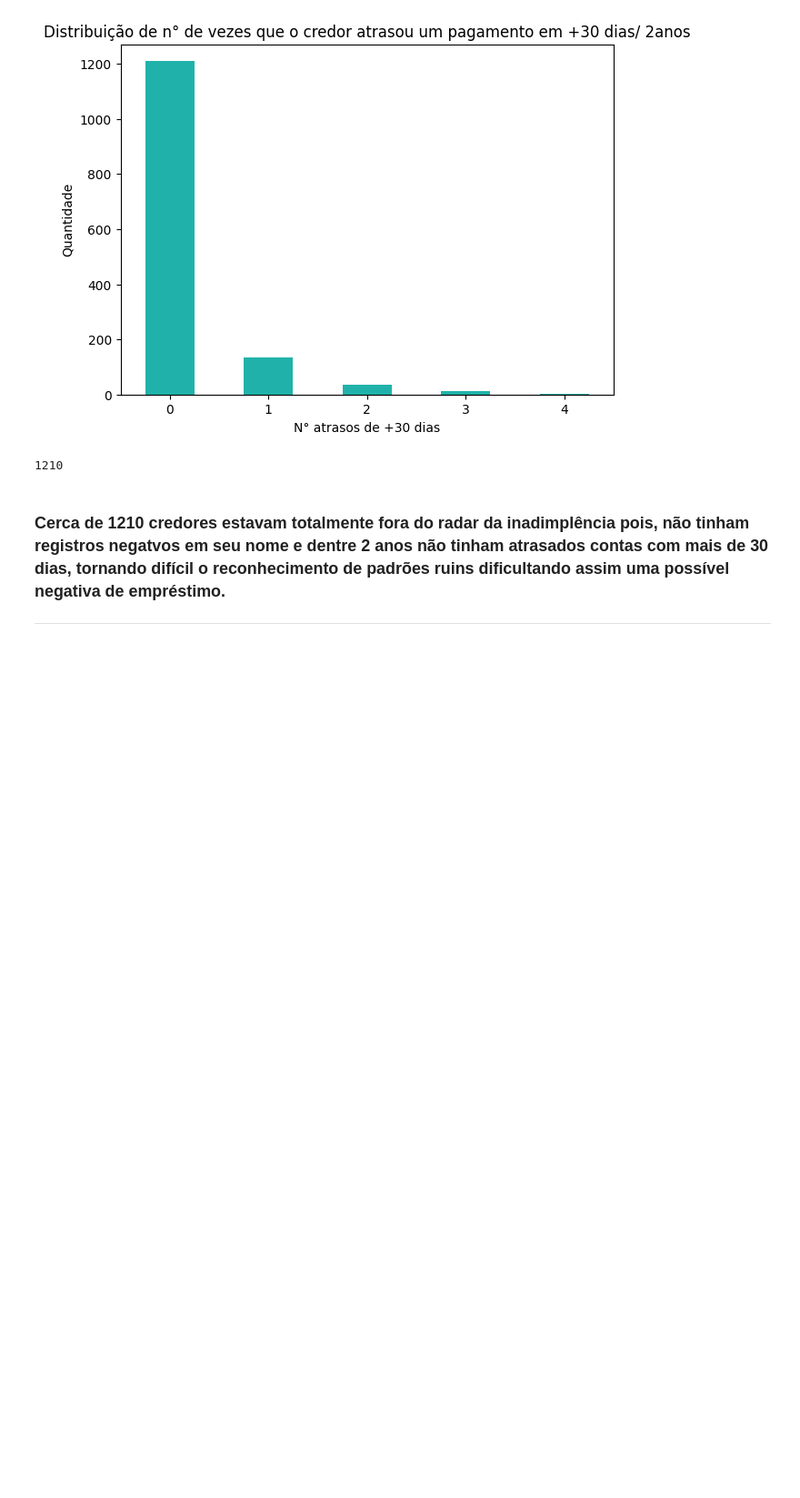
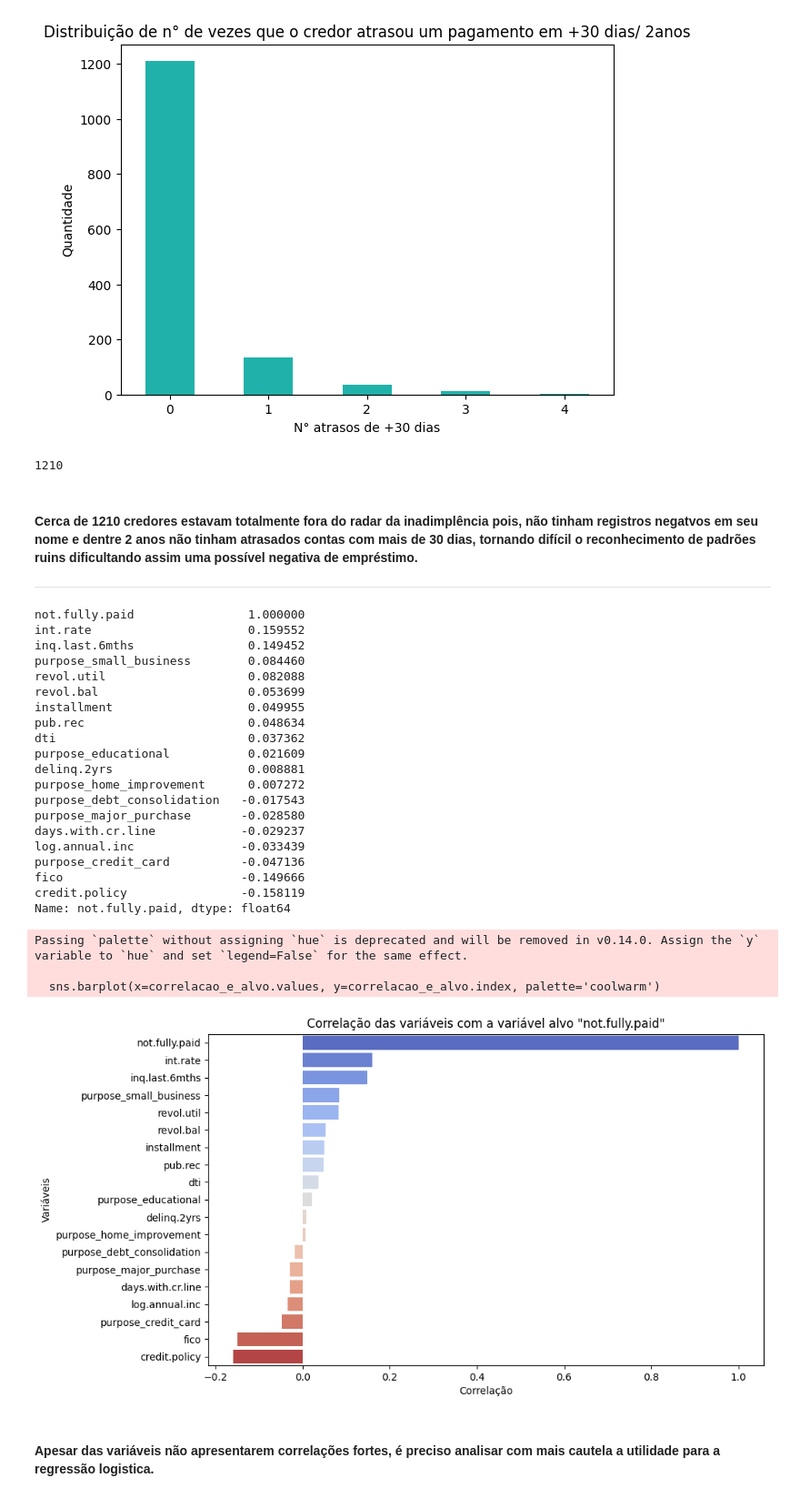
Before and after one commit to IsaCristinaMartins/Desafio_Machine_Learning, a Jupyter notebook: VemQuitar/notebook/desafio_VemQuitar.ipynb, the cells around one changed output. Shown at 91% size. Cells and saved outputs as stored; diff of their text form; code cells hidden in the pictures; blank space fills up the shorter version.

```diff
--- a/VemQuitar/notebook/desafio_VemQuitar.ipynb
+++ b/VemQuitar/notebook/desafio_VemQuitar.ipynb
@@ -179,7 +146,46 @@ aux
 # %% [output]
 1210
 # %% [markdown]
-### Cerca de 1210 credores estavam totalmente fora do radar da inadimplência pois, não tinham registros negatvos em seu nome e dentre 2 anos não tinham atrasados contas com mais de 30 dias, tornando difícil o reconhecimento de padrões ruins dificultando assim uma possível negativa de empréstimo.
+#### Cerca de 1210 credores estavam totalmente fora do radar da inadimplência pois, não tinham registros negatvos em seu nome e dentre 2 anos não tinham atrasados contas com mais de 30 dias, tornando difícil o reconhecimento de padrões ruins dificultando assim uma possível negativa de empréstimo.
 ---------------------------------------
-# %% [markdown]
-#
+# %%
+df_VemQuitar = pd.get_dummies(df_VemQuitar, columns=['purpose'], drop_first=True)
+
+correlacao = df_VemQuitar.corr()
+correlacao_e_alvo = correlacao['not.fully.paid'].sort_values(ascending=False)
+
+print(correlacao_e_alvo)
+
+plt.figure(figsize=(10, 6))
+sns.barplot(x=correlacao_e_alvo.values, y=correlacao_e_alvo.index, palette='coolwarm')
+plt.title('Correlação das variáveis com a variável alvo "not.fully.paid"')
+plt.xlabel('Correlação')
+plt.ylabel('Variáveis')
+plt.show()
+# %% [output]
+not.fully.paid                1.000000
+int.rate                      0.159552
+inq.last.6mths                0.149452
+purpose_small_business        0.084460
+revol.util                    0.082088
+revol.bal                     0.053699
+installment                   0.049955
+pub.rec                       0.048634
+dti                           0.037362
+purpose_educational           0.021609
+delinq.2yrs                   0.008881
+purpose_home_improvement      0.007272
+purpose_debt_consolidation   -0.017543
+purpose_major_purchase       -0.028580
+days.with.cr.line            -0.029237
+log.annual.inc               -0.033439
+purpose_credit_card          -0.047136
+fico                         -0.149666
+credit.policy                -0.158119
+Name: not.fully.paid, dtype: float64
+Passing `palette` without assigning `hue` is deprecated and will be removed in v0.14.0. Assign the `y` variable to `hue` and set `legend=False` for the same effect.
+
+  sns.barplot(x=correlacao_e_alvo.values, y=correlacao_e_alvo.index, palette='coolwarm')
+[figure, added]
+# %% [markdown]
+#### Apesar das variáveis não apresentarem correlações fortes, é preciso analisar com mais cautela a utilidade para a regressão logistica.
```
Also changed, not shown: parts of 12 cells of this notebook.
